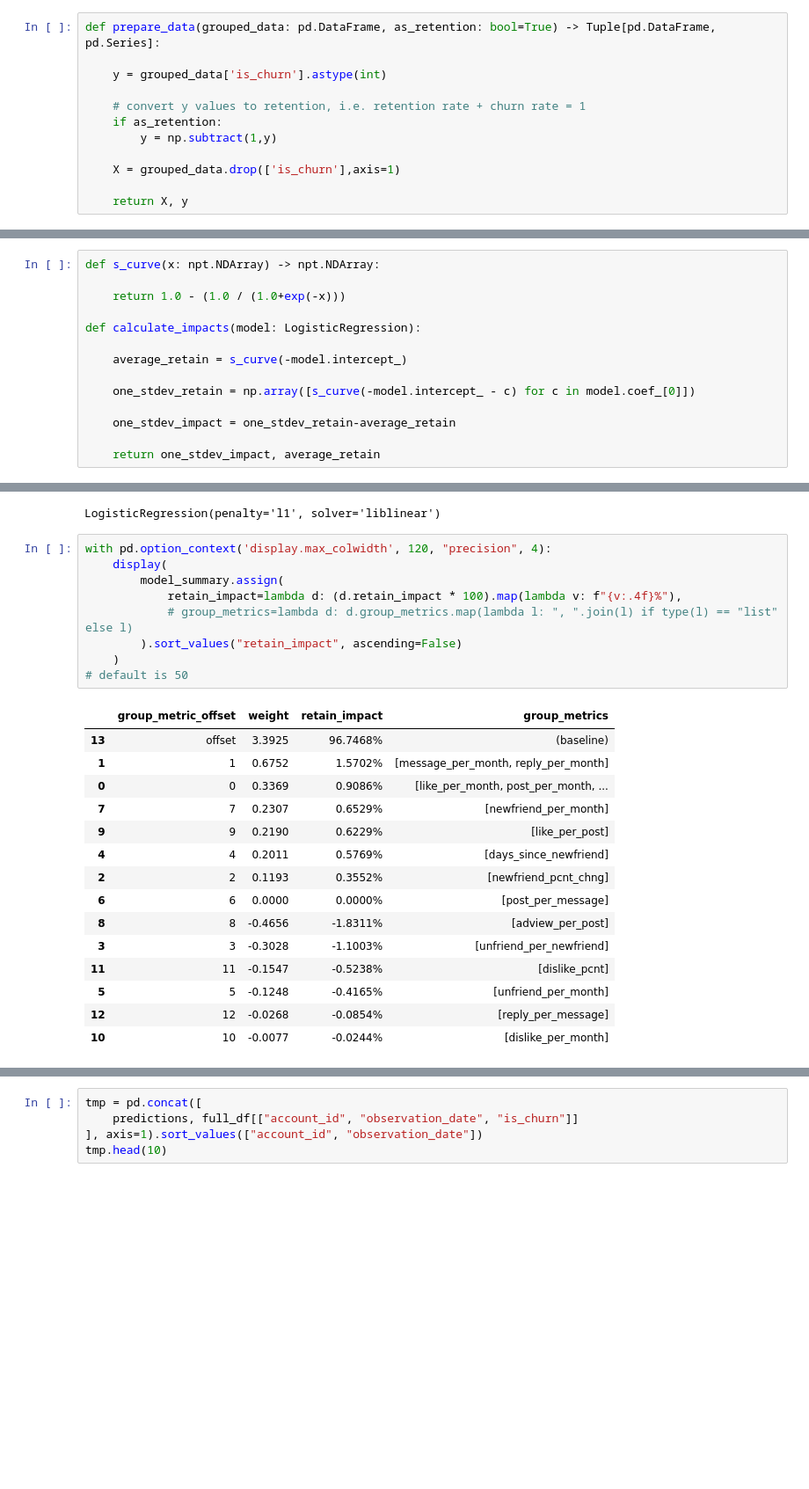
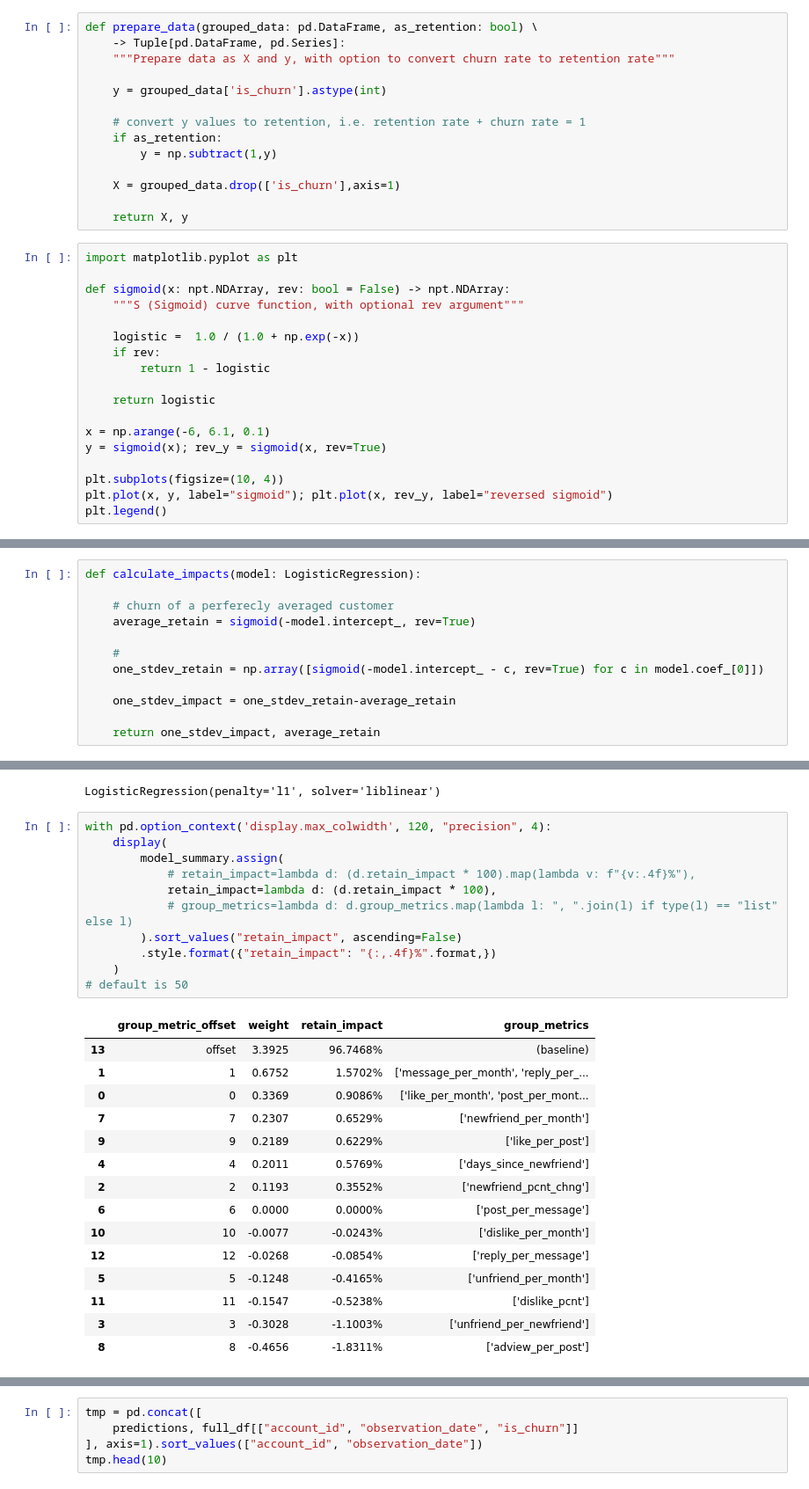
Before and after one commit to davilayang/fight-churn, a Jupyter notebook: notebooks/08-prediction.ipynb, the cells around one changed output, grey strips where cells are left out. Shown: that part at 88% size. Saved outputs shown, nothing was run; the diff lists cells and outputs as text; blank space fills up the shorter version.

```diff
--- a/notebooks/08-prediction.ipynb
+++ b/notebooks/08-prediction.ipynb
@@ -602,5 +581,7 @@ from math import exp
 # %%
-def prepare_data(grouped_data: pd.DataFrame, as_retention: bool=True) -> Tuple[pd.DataFrame, pd.Series]:
+def prepare_data(grouped_data: pd.DataFrame, as_retention: bool) \
+    -> Tuple[pd.DataFrame, pd.Series]:
+    """Prepare data as X and y, with option to convert churn rate to retention rate"""
 
     y = grouped_data['is_churn'].astype(int)
 
@@ -611,3 +592,21 @@ def prepare_data(grouped_data: pd.DataFrame, as_retention: bool=True) -> Tuple[p
     X = grouped_data.drop(['is_churn'],axis=1)
 
     return X, y
+# %%
+import matplotlib.pyplot as plt
+
+def sigmoid(x: npt.NDArray, rev: bool = False) -> npt.NDArray:
+    """S (Sigmoid) curve function, with optional rev argument"""
+
+    logistic =  1.0 / (1.0 + np.exp(-x))
+    if rev:
+        return 1 - logistic
+
+    return logistic
+
+x = np.arange(-6, 6.1, 0.1)
+y = sigmoid(x); rev_y = sigmoid(x, rev=True)
+
+plt.subplots(figsize=(10, 4))
+plt.plot(x, y, label="sigmoid"); plt.plot(x, rev_y, label="reversed sigmoid")
+plt.legend()
@@ -614,13 +616,11 @@ def prepare_data(grouped_data: pd.DataFrame, as_retention: bool=True) -> Tuple[p
 # %%
-def s_curve(x: npt.NDArray) -> npt.NDArray:
-
-    return 1.0 - (1.0 / (1.0+exp(-x)))
-
 def calculate_impacts(model: LogisticRegression):
 
-    average_retain = s_curve(-model.intercept_)
+    # churn of a perferecly averaged customer
+    average_retain = sigmoid(-model.intercept_, rev=True)
 
-    one_stdev_retain = np.array([s_curve(-model.intercept_ - c) for c in model.coef_[0]])
+    #
+    one_stdev_retain = np.array([sigmoid(-model.intercept_ - c, rev=True) for c in model.coef_[0]])
 
     one_stdev_impact = one_stdev_retain-average_retain
 
@@ -675,25 +675,27 @@ LogisticRegression(penalty='l1', solver='liblinear')
 # %%
 with pd.option_context('display.max_colwidth', 120, "precision", 4):
     display(
         model_summary.assign(
-            retain_impact=lambda d: (d.retain_impact * 100).map(lambda v: f"{v:.4f}%"),
+            # retain_impact=lambda d: (d.retain_impact * 100).map(lambda v: f"{v:.4f}%"),
+            retain_impact=lambda d: (d.retain_impact * 100),
             # group_metrics=lambda d: d.group_metrics.map(lambda l: ", ".join(l) if type(l) == "list" else l)
         ).sort_values("retain_impact", ascending=False)
+        .style.format({"retain_impact": "{:,.4f}%".format,})
     )
 # default is 50
 # %% [output]
 |  | group_metric_offset | weight | retain_impact | group_metrics |
 | 13 | offset | 3.3925 | 96.7468% | (baseline) |
-| 1 | 1 | 0.6752 | 1.5702% | [message_per_month, reply_per_month] |
-| 0 | 0 | 0.3369 | 0.9086% | [like_per_month, post_per_month, ... |
-| 7 | 7 | 0.2307 | 0.6529% | [newfriend_per_month] |
-| 9 | 9 | 0.2190 | 0.6229% | [like_per_post] |
-| 4 | 4 | 0.2011 | 0.5769% | [days_since_newfriend] |
-| 2 | 2 | 0.1193 | 0.3552% | [newfriend_pcnt_chng] |
-| 6 | 6 | 0.0000 | 0.0000% | [post_per_message] |
-| 8 | 8 | -0.4656 | -1.8311% | [adview_per_post] |
-| 3 | 3 | -0.3028 | -1.1003% | [unfriend_per_newfriend] |
-| 11 | 11 | -0.1547 | -0.5238% | [dislike_pcnt] |
-| 5 | 5 | -0.1248 | -0.4165% | [unfriend_per_month] |
-| 12 | 12 | -0.0268 | -0.0854% | [reply_per_message] |
-| 10 | 10 | -0.0077 | -0.0244% | [dislike_per_month] |
+| 1 | 1 | 0.6752 | 1.5702% | ['message_per_month', 'reply_per_... |
+| 0 | 0 | 0.3369 | 0.9086% | ['like_per_month', 'post_per_mont... |
+| 7 | 7 | 0.2307 | 0.6529% | ['newfriend_per_month'] |
+| 9 | 9 | 0.2189 | 0.6229% | ['like_per_post'] |
+| 4 | 4 | 0.2011 | 0.5769% | ['days_since_newfriend'] |
+| 2 | 2 | 0.1193 | 0.3552% | ['newfriend_pcnt_chng'] |
+| 6 | 6 | 0.0000 | 0.0000% | ['post_per_message'] |
+| 10 | 10 | -0.0077 | -0.0243% | ['dislike_per_month'] |
+| 12 | 12 | -0.0268 | -0.0854% | ['reply_per_message'] |
+| 5 | 5 | -0.1248 | -0.4165% | ['unfriend_per_month'] |
+| 11 | 11 | -0.1547 | -0.5238% | ['dislike_pcnt'] |
+| 3 | 3 | -0.3028 | -1.1003% | ['unfriend_per_newfriend'] |
+| 8 | 8 | -0.4656 | -1.8311% | ['adview_per_post'] |
```
Also changed, not shown: parts of 8 cells of this notebook.
